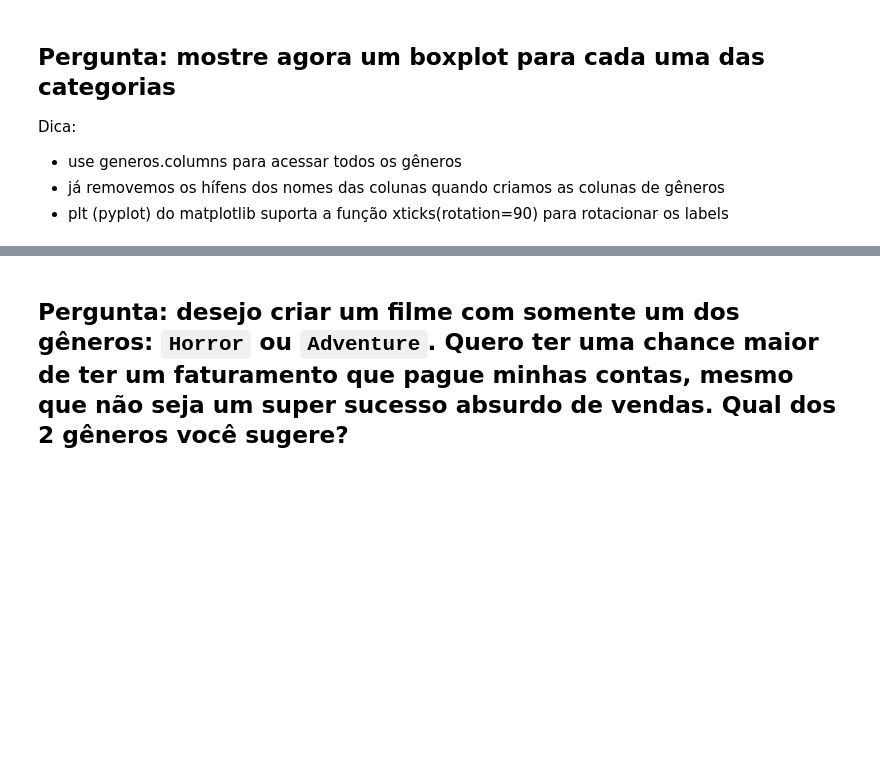
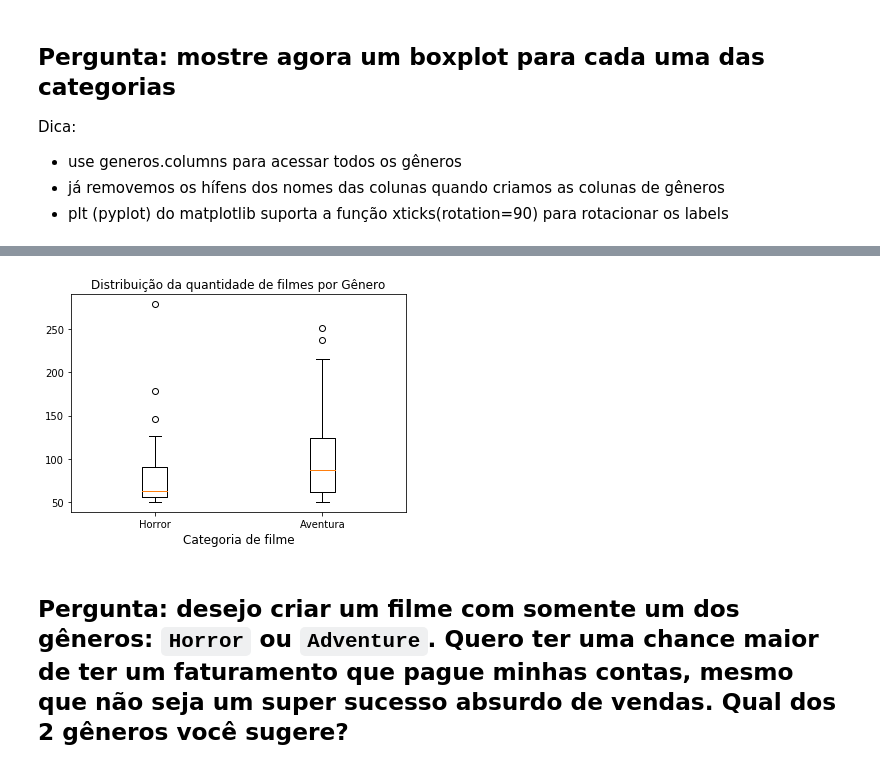
Before and after one commit to guizuccolotto-zz/formacao-data-science, a Jupyter notebook: Formação_Data_Science_Alura_Análise.ipynb, the cells around one changed output, grey strips where cells are left out. Saved outputs shown, nothing was run; the diff lists cells and outputs as text; code cells hidden in the pictures; blank space fills up the shorter version.

```diff
--- a/Formação_Data_Science_Alura_Análise.ipynb
+++ b/Formação_Data_Science_Alura_Análise.ipynb
@@ -282,15 +481,17 @@ plt.show()
 # %%
 # solução:
 Horror = votos_por_genero_por_filme.query("Horror > 0").Horror
 Aventura = Acao = votos_por_genero_por_filme.query("Adventure > 0").Adventure
 data = [Horror, Aventura]
 fig, ax = plt.subplots()
 ax.set_title('Distribuição da quantidade de filmes por Gênero')
 ax.boxplot(data, labels=['Horror','Aventura'])
-
+plt.xlabel("Categoria de filme", fontsize=12)
 plt.show()
 
 # Separei as categorias e fiz um filtro para votos > 0.
+# %% [output]
+[figure, added]
 # %% [markdown]
 ## Pergunta: desejo criar um filme com somente um dos gêneros: `Horror` ou `Adventure`. Quero ter uma chance maior de ter um faturamento que pague minhas contas, mesmo que não seja um super sucesso absurdo de vendas. Qual dos 2 gêneros você sugere?
 # %% [markdown]
```
Also changed, not shown: parts of 81 cells of this notebook, 1 other file.
